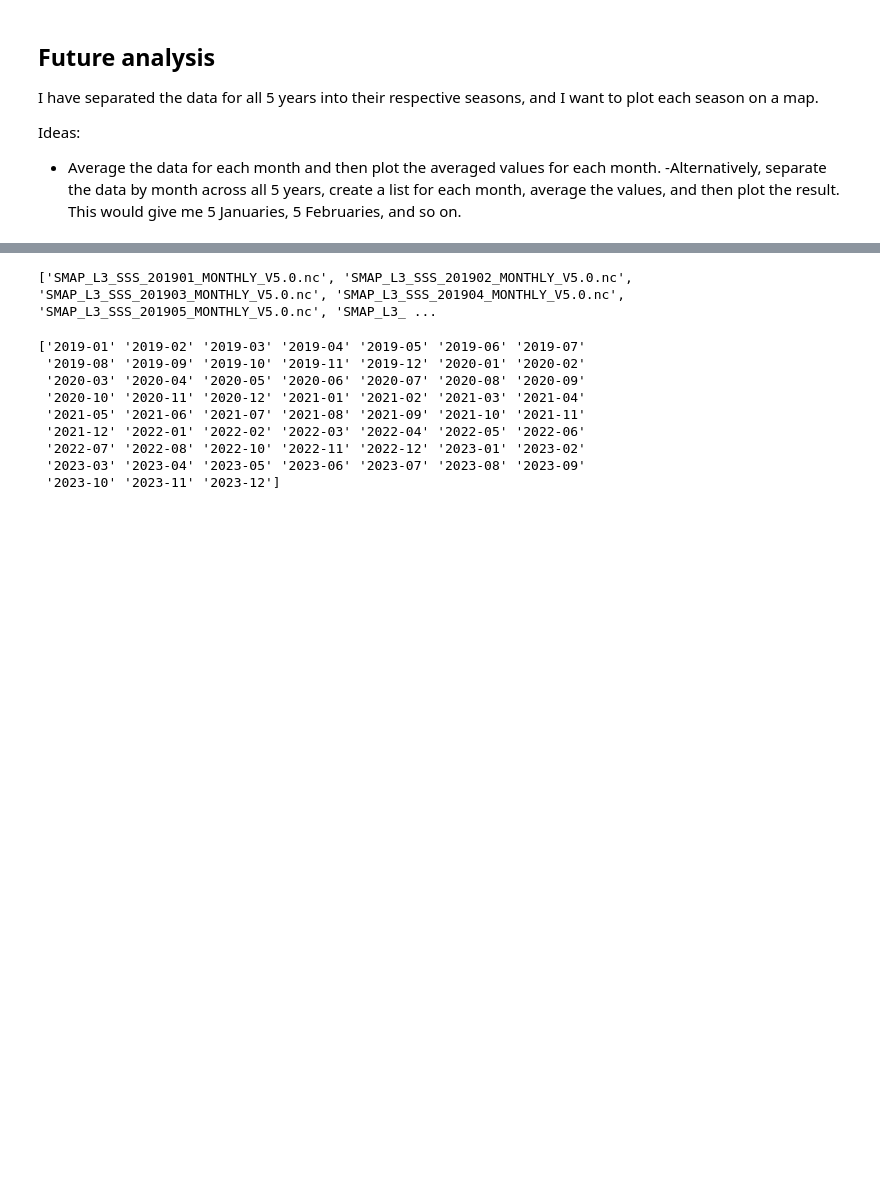
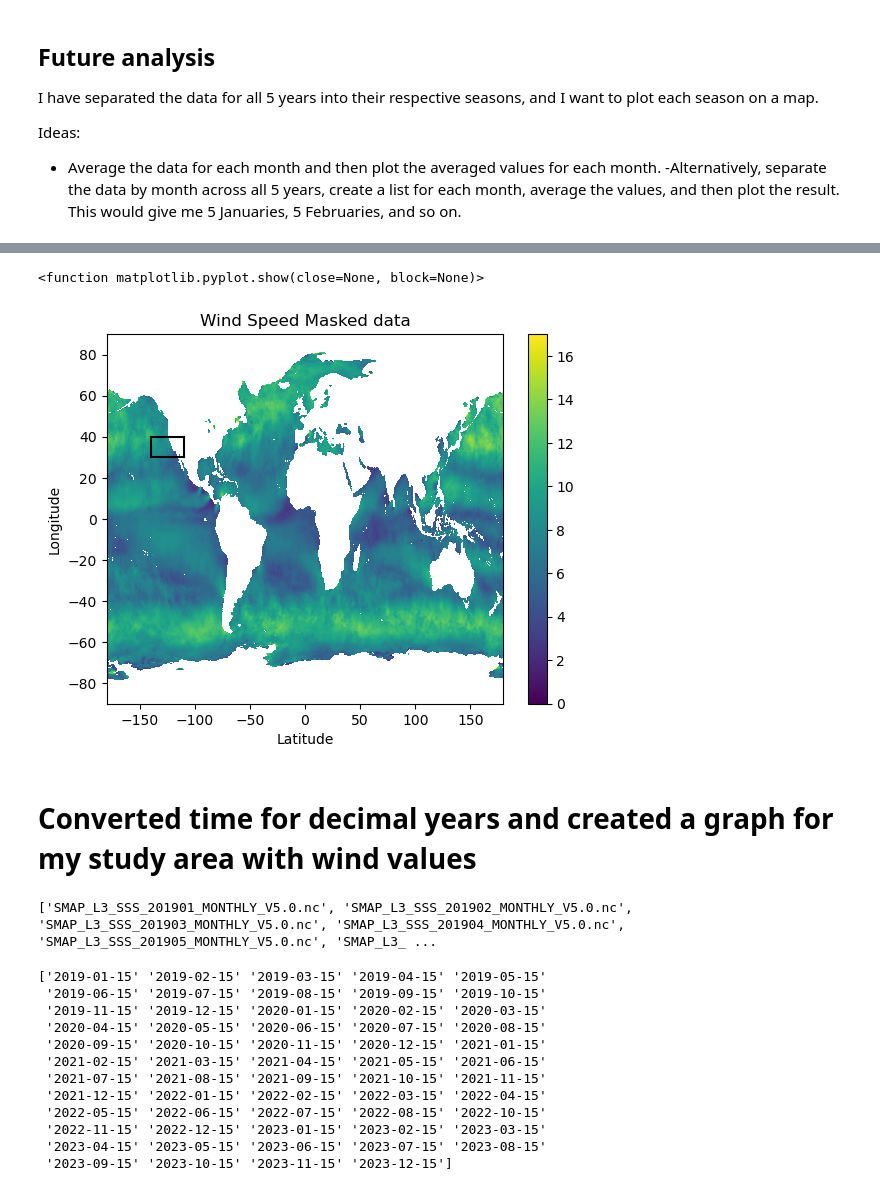
Before and after one commit to Vhaidee1/Shorelinechanges, a Jupyter notebook: Season data.ipynb, the cells around one changed output, grey strips where cells are left out. Drawn from its saved outputs; the diff is of its cells as text; code cells hidden in the pictures; blank space fills up the shorter version.

```diff
--- a/Season data.ipynb
+++ b/Season data.ipynb
@@ -20,0 +41,5 @@ from scipy.interpolate import interp1d
+# %%
+min_lon = -140
+max_lon = -110
+min_lat = 30
+max_lat = 40
@@ -21,3 +72,33 @@ from scipy.interpolate import interp1d
+# %%
+fig = plt.figure()
+
+# mask the SLA, since our masking is big, we want to stop masking at 1000 and apply to our ssh grid
+spd_masked = np.ma.masked_where(smap_spd<0, smap_spd)
+
+# make a plot of the SLA, we can make a 2d plot of our data
+# if we define the plot as C, then we can add in a colorbar
+# plt.pcolormesh(longitude, latitude, ssh), original code
+# vmin=-1, vmax=1, cmap='seismic' was added after we looked at the graph
+C = plt.pcolormesh(longitude, latitude, spd_masked, vmin=0, vmax=17)
+
+# add the colorbar
+plt.colorbar(C)
+
+# this was added after vmin,vmax and we looked at that map.
+# we took this code from one of the prevous codeblock and you need to run it first before running this
+#codeblock
+plot_box(plt.gca(), min_lon, min_lat, max_lon, max_lat)
+plt.title('Wind Speed Masked data')
+plt.xlabel('Latitude')
+plt.ylabel('Longitude')
+
+# format the figure
+plt.show
+# %% [output]
+<function matplotlib.pyplot.show(close=None, block=None)>
+[figure, added]
+# %% [markdown]
+# Converted time for decimal years and created a graph for my study area with wind values
 # %%
 file_folder = 'D:\\homework\\homework11\\data'
 file_list = []
@@ -49,22 +130,29 @@ for file_name in file_list:
     year = file_parts[3][:4]
     month = file_parts[3][4:6]
     # make a string for the middle day of the month (15)
-    #day = '10'
+    day = '15'
 
     # join the year, month, and day strings with dashes
     # and add the date string to the date_list
-    date_string = year+'-'+month  #+'-'+day
+    # wind_subset = smap_spd[min_lat_index:max_lat_index, min_lon_index:max_lon_index]
+    # mean_wind = np.mean(wind_subset)
+
+    date_string = year+'-'+month+'-'+day
     date_list.append(date_string)
+
 # convert the date list to array with the keyword dtype='datetime64'
 date_array = np.array(date_list, dtype='datetime64')
 print(date_array)
 # %% [output]
-['2019-01' '2019-02' '2019-03' '2019-04' '2019-05' '2019-06' '2019-07'
- '2019-08' '2019-09' '2019-10' '2019-11' '2019-12' '2020-01' '2020-02'
- '2020-03' '2020-04' '2020-05' '2020-06' '2020-07' '2020-08' '2020-09'
- '2020-10' '2020-11' '2020-12' '2021-01' '2021-02' '2021-03' '2021-04'
- '2021-05' '2021-06' '2021-07' '2021-08' '2021-09' '2021-10' '2021-11'
- '2021-12' '2022-01' '2022-02' '2022-03' '2022-04' '2022-05' '2022-06'
- '2022-07' '2022-08' '2022-10' '2022-11' '2022-12' '2023-01' '2023-02'
- '2023-03' '2023-04' '2023-05' '2023-06' '2023-07' '2023-08' '2023-09'
- '2023-10' '2023-11' '2023-12']
+['2019-01-15' '2019-02-15' '2019-03-15' '2019-04-15' '2019-05-15'
+ '2019-06-15' '2019-07-15' '2019-08-15' '2019-09-15' '2019-10-15'
+ '2019-11-15' '2019-12-15' '2020-01-15' '2020-02-15' '2020-03-15'
+ '2020-04-15' '2020-05-15' '2020-06-15' '2020-07-15' '2020-08-15'
+ '2020-09-15' '2020-10-15' '2020-11-15' '2020-12-15' '2021-01-15'
+ '2021-02-15' '2021-03-15' '2021-04-15' '2021-05-15' '2021-06-15'
+ '2021-07-15' '2021-08-15' '2021-09-15' '2021-10-15' '2021-11-15'
+ '2021-12-15' '2022-01-15' '2022-02-15' '2022-03-15' '2022-04-15'
+ '2022-05-15' '2022-06-15' '2022-07-15' '2022-08-15' '2022-10-15'
+ '2022-11-15' '2022-12-15' '2023-01-15' '2023-02-15' '2023-03-15'
+ '2023-04-15' '2023-05-15' '2023-06-15' '2023-07-15' '2023-08-15'
+ '2023-09-15' '2023-10-15' '2023-11-15' '2023-12-15']
```
Also changed, not shown: parts of 33 cells of this notebook, 11 other files.
